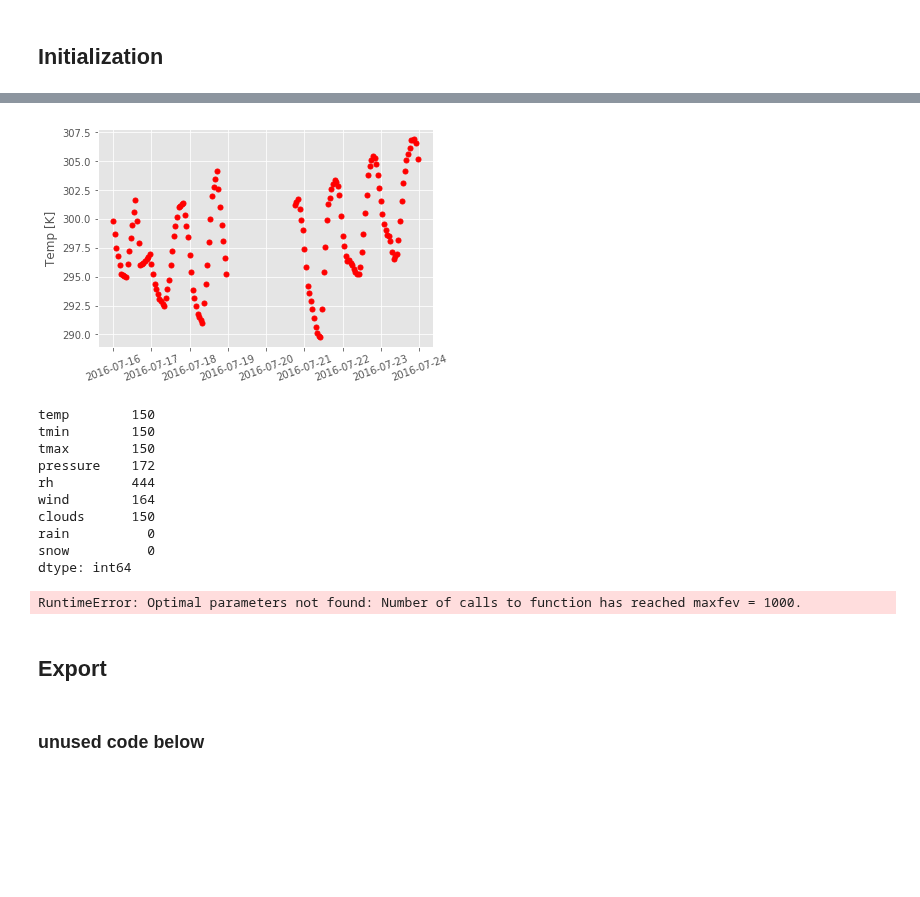
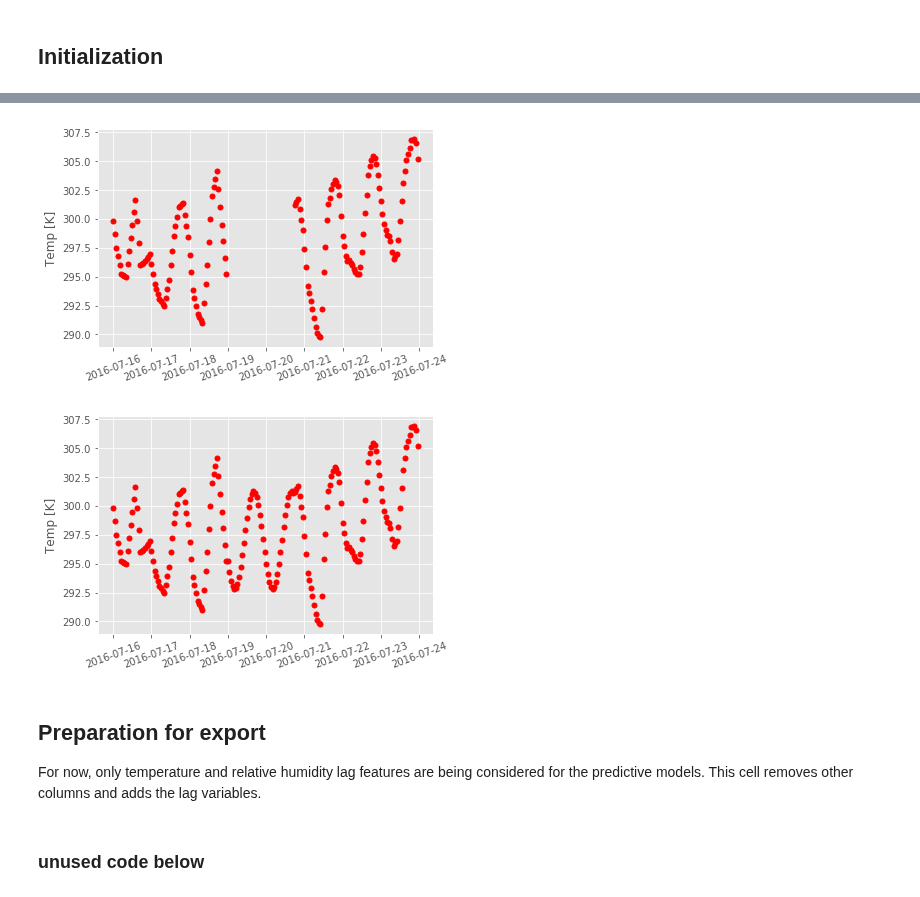
Before and after one commit to kevinkoste/university-load-forecasting, a Jupyter notebook: preprocessing/weather_pipeline.ipynb, the cells around one changed output, grey strips where cells are left out. Drawn from its saved outputs; the diff is of its cells as text; code cells hidden in the pictures; blank space fills up the shorter version.

Commit message:
fixed sinusoida impute

```diff
--- a/preprocessing/weather_pipeline.ipynb
+++ b/preprocessing/weather_pipeline.ipynb
@@ -86,30 +78,36 @@ for k in dense_weather.columns:
     dense_weather[k] = fn.limited_impute(dense_weather[k],6)
 
 fn.plot_feature(dense_weather,'temp','2016-07-16 00:00:00','2016-07-24 00:00:00',ylabel='Temp [K]')
-print(dense_weather.isnull().sum())
+# print(dense_weather.isnull().sum())
 # %% [output]
 [figure]
-temp        150
-tmin        150
-tmax        150
-pressure    172
-rh          444
-wind        164
-clouds      150
-rain          0
-snow          0
-dtype: int64
-# %%
-# implement sine_impute function, newly incompatible with fn.gaps for various reasons
-for k in ['temp','rh']:
-    dense_weather[k] = fn.sine_impute(dense_weather[k])
-
-# for now, linear impute over all gaps
-# dense_weather.interpolate(method='linear',inplace=True)
-
-fn.plot_feature(dense_weather,'temp','2016-07-16 00:00:00','2016-07-24 00:00:00',ylabel='Temp [K]')
-dense_weather.isnull().sum()
-# %% [output]
-RuntimeError: Optimal parameters not found: Number of calls to function has reached maxfev = 1000.
-# %% [markdown]
-## Export
+# %%
+# sinusoidal imputation for gaps longer than 6 hours
+for k in dense_weather.columns:
+
+    # find gap locations and lengths
+    series = dense_weather[k].copy(deep=True)
+    gaps = fn.gaps(series)
+
+    # iterate through list of gaps and fill each one using the week of data prior to the gap
+    for i in gaps.index:
+        fit_data = series[gaps.start_int[i] - 24*7:gaps.start_int[i]]
+
+        # first try sinusoidal imputation, then resort to median filling
+        try:
+            fit = fn.sine_fit(np.arange(len(fit_data)),fit_data.values)
+            imputed_values = fit['fit'](np.arange(len(fit_data)+1,len(fit_data)+gaps.length[i]+1))
+        except:
+            imputed_values = np.full(gaps.length[i],np.median(fit_data.values))
+
+        # replace the gap with the imputed values
+        series[gaps.start_int[i]:gaps.end_int[i]] = imputed_values
+
+    dense_weather[k] = series
+
+fn.plot_feature(dense_weather,'temp','2016-07-16 00:00:00','2016-07-24 00:00:00',ylabel='Temp [K]')
+# %% [output]
+[figure, added]
+# %% [markdown]
+## Preparation for export
+For now, only temperature and relative humidity lag features are being considered for the predictive models. This cell removes other columns and adds the lag variables.
```
Also changed, not shown: parts of 8 cells of this notebook, 7 other files.
